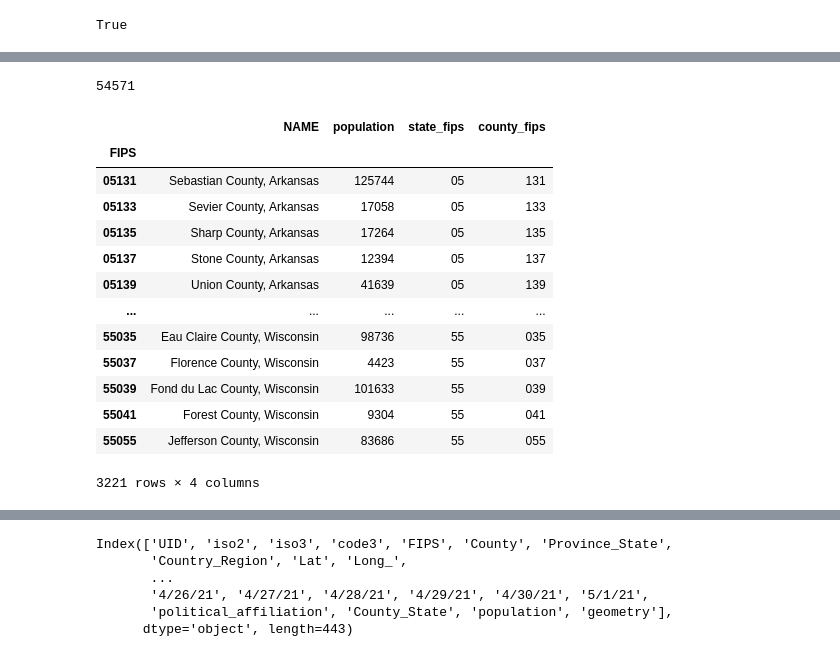
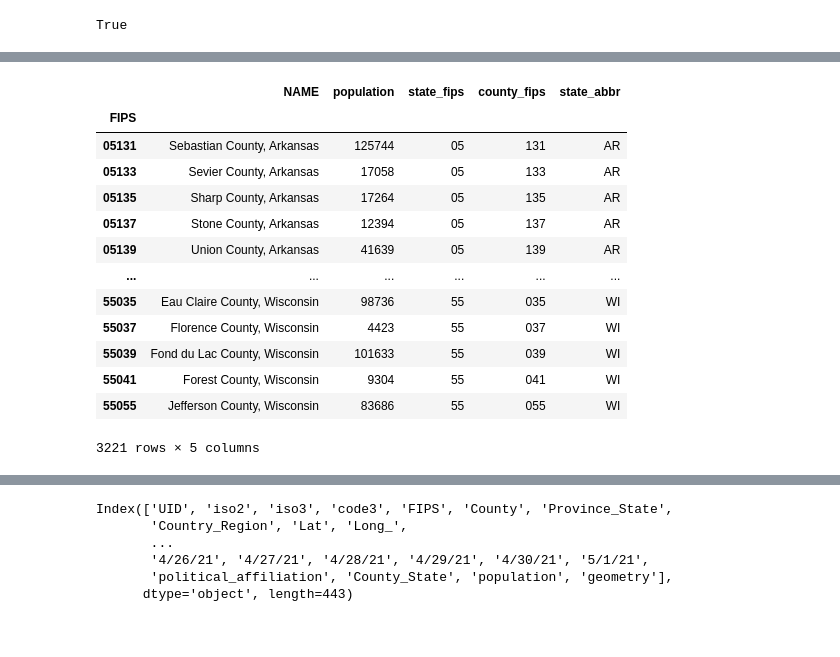
Before and after one commit to mcdomx/marks-covid-tracker, a Jupyter notebook: tracker/notebooks/tracker_notebook.ipynb, the cells around one changed output, grey strips where cells are left out. Drawn from its saved outputs; the diff is of its cells as text; code cells hidden in the pictures.

```diff
--- a/tracker/notebooks/tracker_notebook.ipynb
+++ b/tracker/notebooks/tracker_notebook.ipynb
@@ -456,0 +401,17 @@ Updating 'administered_dose1_recip_65pluspop_pct' vax data .'administered_dose1_
+# %%
+vd._population_df
+# %% [output]
+|  | NAME | population | state_fips | county_fips | state_abbr |
+| FIPS |  |  |  |  |  |
+| 05131 | Sebastian County, Arkansas | 125744 | 05 | 131 | AR |
+| 05133 | Sevier County, Arkansas | 17058 | 05 | 133 | AR |
+| 05135 | Sharp County, Arkansas | 17264 | 05 | 135 | AR |
+| 05137 | Stone County, Arkansas | 12394 | 05 | 137 | AR |
+| 05139 | Union County, Arkansas | 41639 | 05 | 139 | AR |
+| ... | ... | ... | ... | ... | ... |
+| 55035 | Eau Claire County, Wisconsin | 98736 | 55 | 035 | WI |
+| 55037 | Florence County, Wisconsin | 4423 | 55 | 037 | WI |
+| 55039 | Fond du Lac County, Wisconsin | 101633 | 55 | 039 | WI |
+| 55041 | Forest County, Wisconsin | 9304 | 55 | 041 | WI |
+| 55055 | Jefferson County, Wisconsin | 83686 | 55 | 055 | WI |
+3221 rows × 5 columns
@@ -462,21 +422,0 @@ _p = vd._get_fips_population('01009')
-# %%
-_p #[_p.index=='01001'].population.values[0]
-# %% [output]
-54571
-# %%
-vd._get_population_df()
-# %% [output]
-|  | NAME | population | state_fips | county_fips |
-| FIPS |  |  |  |  |
-| 05131 | Sebastian County, Arkansas | 125744 | 05 | 131 |
-| 05133 | Sevier County, Arkansas | 17058 | 05 | 133 |
-| 05135 | Sharp County, Arkansas | 17264 | 05 | 135 |
-| 05137 | Stone County, Arkansas | 12394 | 05 | 137 |
-| 05139 | Union County, Arkansas | 41639 | 05 | 139 |
-| ... | ... | ... | ... | ... |
-| 55035 | Eau Claire County, Wisconsin | 98736 | 55 | 035 |
-| 55037 | Florence County, Wisconsin | 4423 | 55 | 037 |
-| 55039 | Fond du Lac County, Wisconsin | 101633 | 55 | 039 |
-| 55041 | Forest County, Wisconsin | 9304 | 55 | 041 |
-| 55055 | Jefferson County, Wisconsin | 83686 | 55 | 055 |
-3221 rows × 4 columns
```
Also changed, not shown: parts of 18 cells of this notebook, 18 other files.
